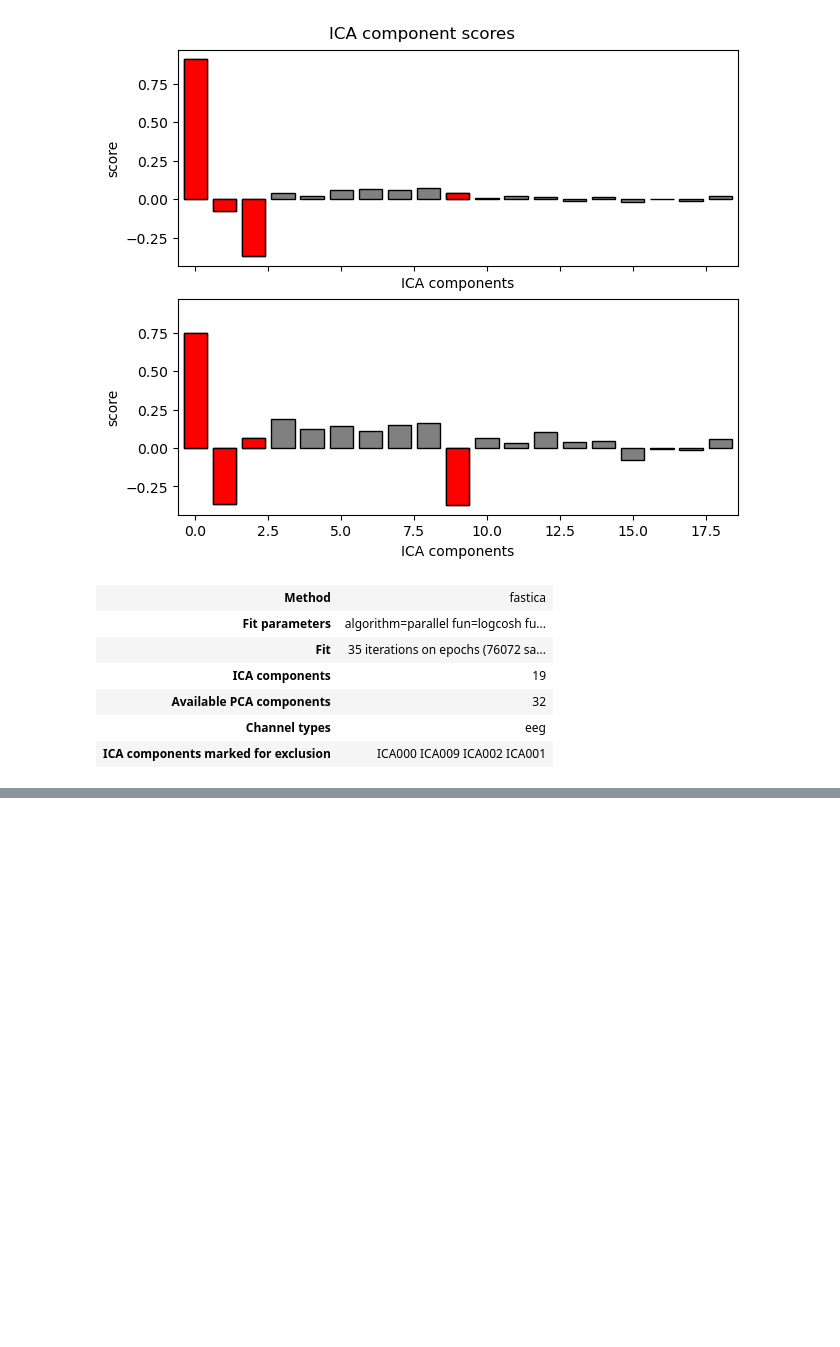
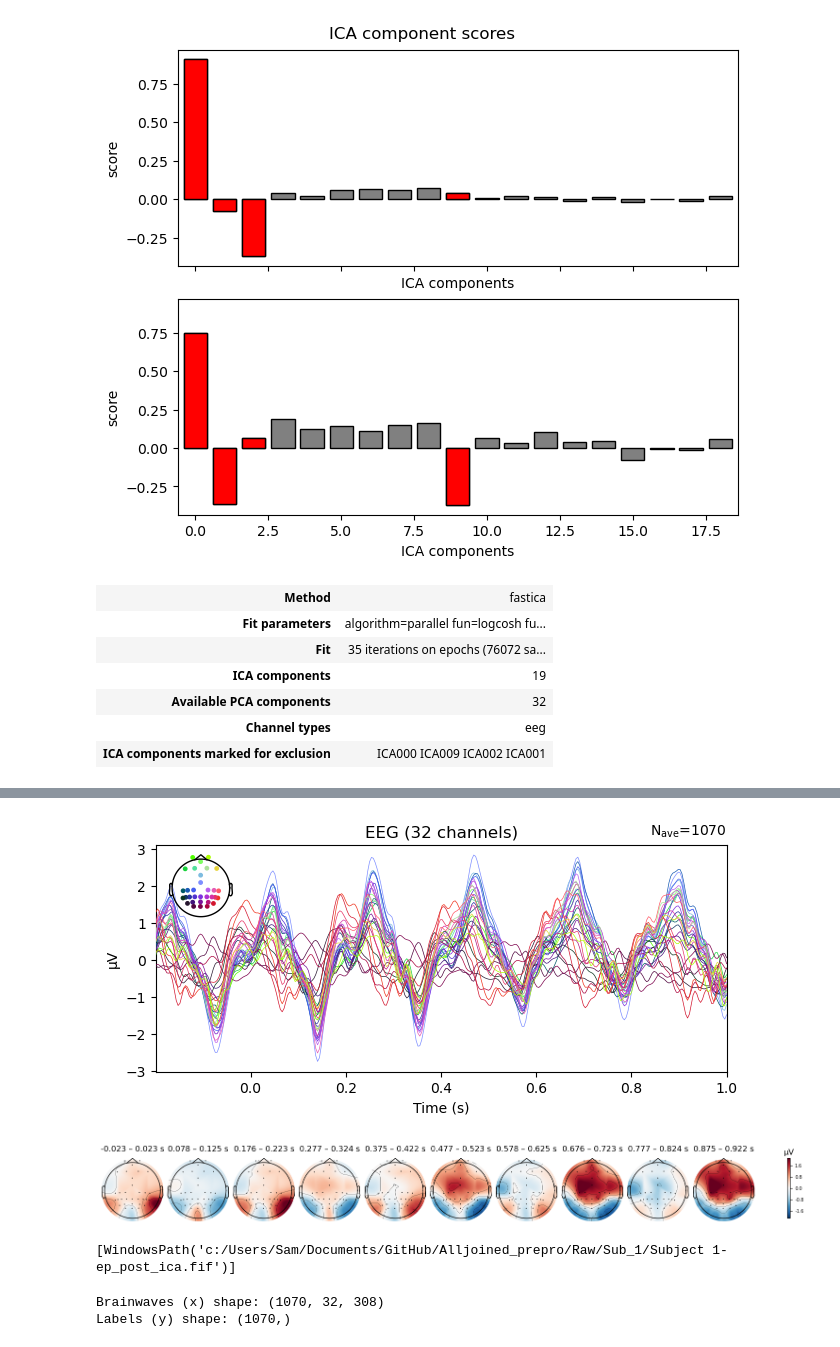
Before and after one commit to neurolawal/Alljoined_prepro, a Jupyter notebook: Preprocessing.ipynb, the cells around one changed output, grey strips where cells are left out. Saved outputs shown, nothing was run; the diff lists cells and outputs as text; code cells hidden in the pictures; blank space fills up the shorter version.

Commit message:
Finished test preprocessing in jupyter notebook

```diff
--- a/Preprocessing.ipynb
+++ b/Preprocessing.ipynb
@@ -331,0 +413,33 @@ First 3 Markers: [{'deleted': False, 'endDatetime': '2025-01-25T15:18:28.641652-
+# %%
+ica = mne.preprocessing.read_ica('Raw\Sub_1\Subject 1-ica.fif')
+
+epochs_postica = ica.apply(epochs.copy())
+# %%
+epochs_postica.average().plot(spatial_colors=True);
+# %% [output]
+[figure, added]
+# %%
+times = np.arange(0, tmax, 0.1)
+
+epochs_postica.average().plot_topomap(times=times, average=0.050);
+# %% [output]
+[figure, added]
+# %%
+# Save the cleaned, filtered epochs
+
+epochs_postica.save('Raw\Sub_1\Subject 1' + '-ep_post_ica.fif', overwrite=True)
+# %% [output]
+[WindowsPath('c:/Users/Sam/Documents/GitHub/Alljoined_prepro/Raw/Sub_1/Subject 1-ep_post_ica.fif')]
+# %%
+# and to save this to ml readabl np arrays
+# first, convert the brainwaves into the X array
+x = epochs_postica.get_data(copy=False)
+
+# convert the mapped image IDs into the Y array
+y = epochs_postica.events[:, 2]
+
+print(f"Brainwaves (x) shape: {x.shape}")
+print(f"Labels (y) shape: {y.shape}")
+# %% [output]
+Brainwaves (x) shape: (1070, 32, 308)
+Labels (y) shape: (1070,)
```
Also changed, not shown: parts of 13 cells of this notebook, 4 other files.
